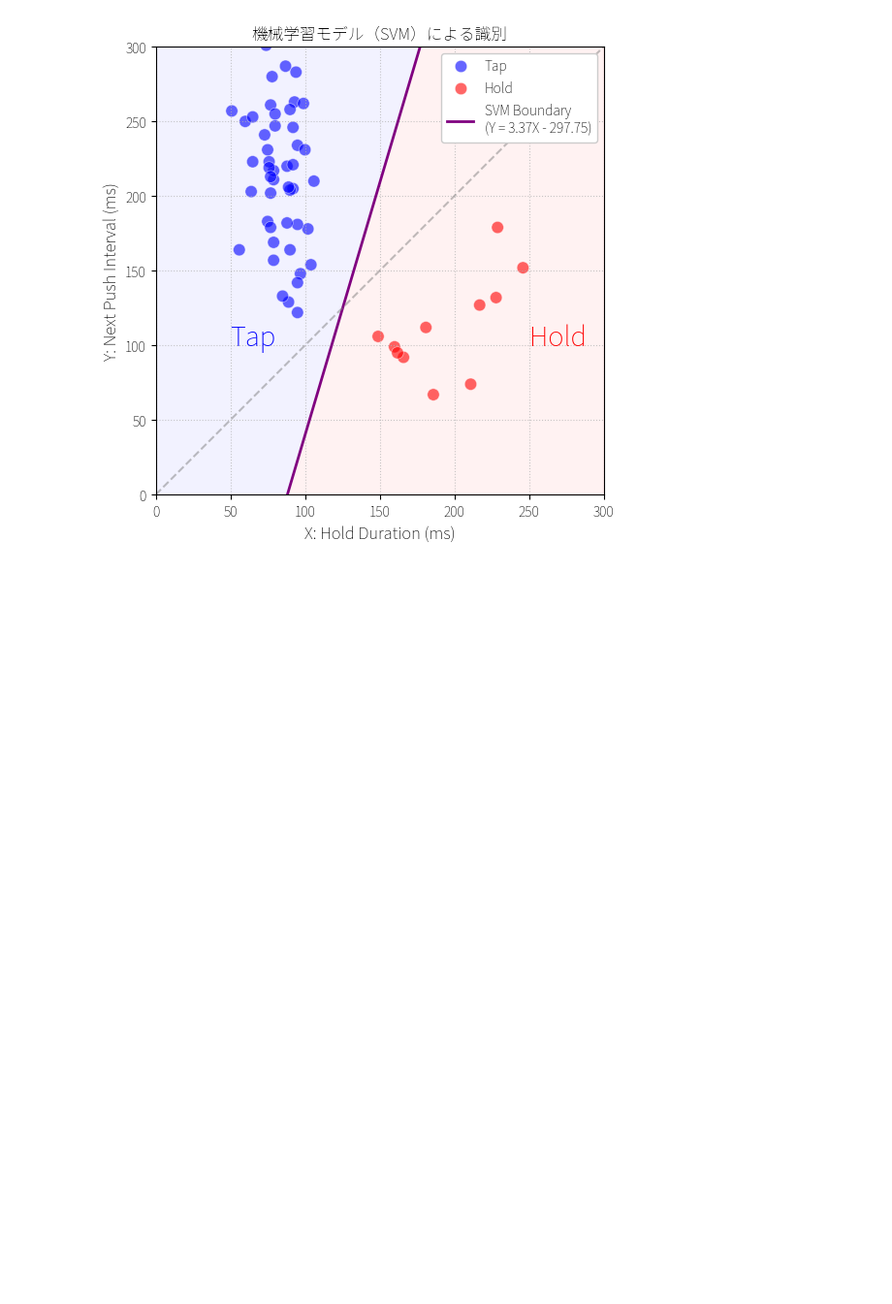
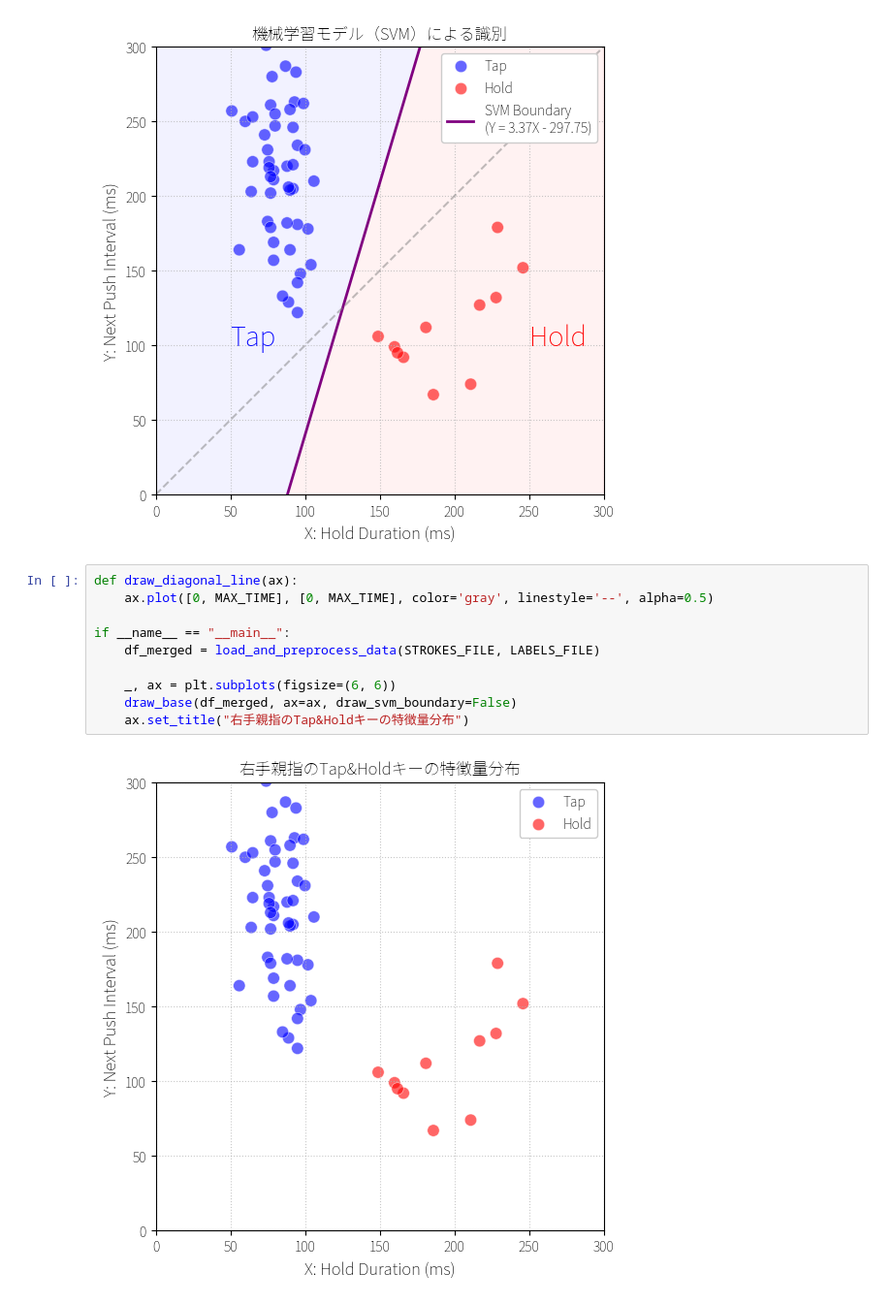
Before and after one commit to bilzard/qmk_userspace, a Jupyter notebook: analysis/graph.ipynb, the cells around one changed output. Shown at 97% size. Saved outputs shown, nothing was run; the diff lists cells and outputs as text; blank space fills up the shorter version.

Commit message:
add graph with data points only

```diff
--- a/analysis/graph.ipynb
+++ b/analysis/graph.ipynb
@@ -253,3 +253,15 @@ if __name__ == "__main__":
     ax.set_title("機械学習モデル（SVM）による識別")
 # %% [output]
 [figure]
+# %%
+def draw_diagonal_line(ax):
+    ax.plot([0, MAX_TIME], [0, MAX_TIME], color='gray', linestyle='--', alpha=0.5)
+
+if __name__ == "__main__":
+    df_merged = load_and_preprocess_data(STROKES_FILE, LABELS_FILE)
+
+    _, ax = plt.subplots(figsize=(6, 6))
+    draw_base(df_merged, ax=ax, draw_svm_boundary=False)
+    ax.set_title("右手親指のTap&Holdキーの特徴量分布")
+# %% [output]
+[figure, added]
```
Also changed, not shown: 1 other file.
